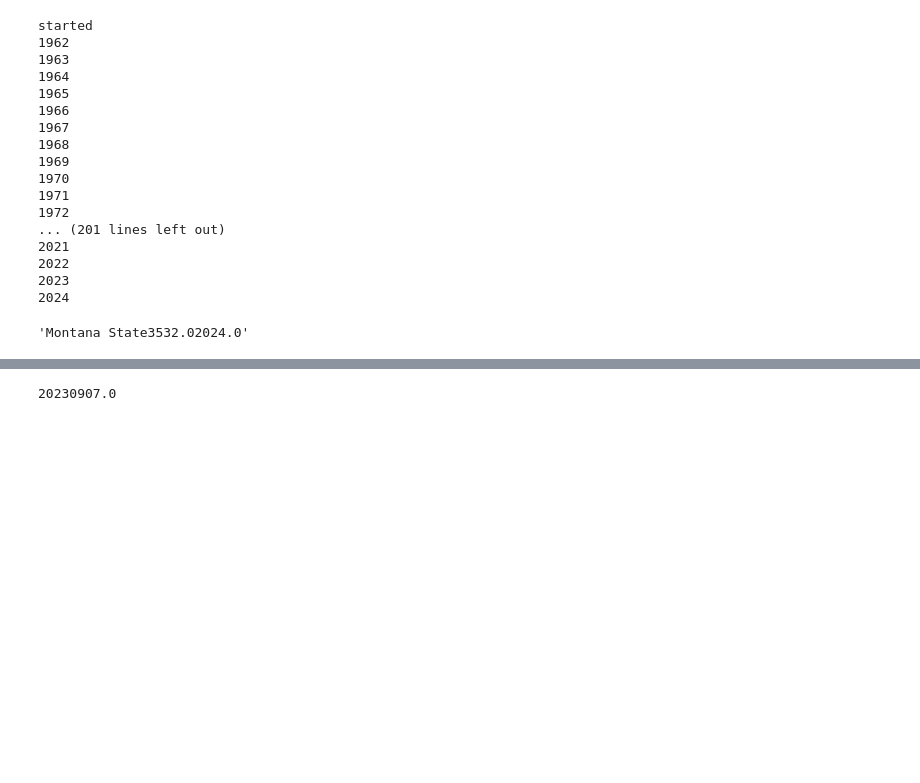
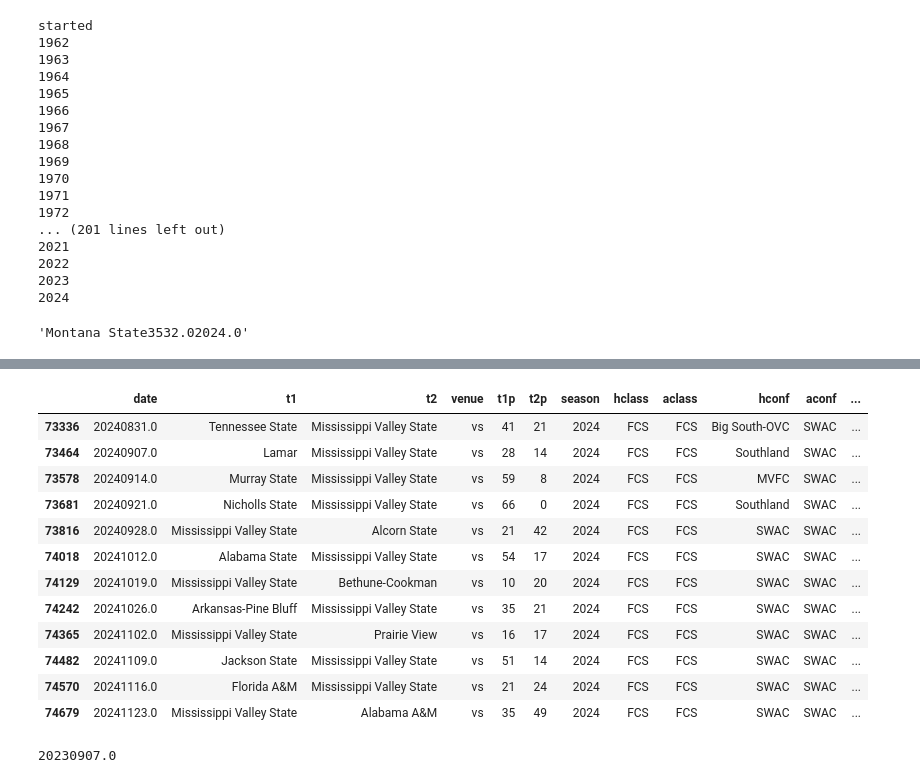
Before and after one commit to easella/ncaaf, a Jupyter notebook: cfb-with-rev.ipynb, the cells around one changed output, grey strips where cells are left out. Cells and saved outputs as stored; diff of their text form; code cells hidden in the pictures; blank space fills up the shorter version.

```diff
--- a/cfb-with-rev.ipynb
+++ b/cfb-with-rev.ipynb
@@ -859,3 +875,21 @@ k[-1]
+# %%
+a=df[df.season==2024]
+s='Mississippi Valley State'
+a[(a.t1==s)|(a.t2==s)]
+# %% [output]
+|  | date | t1 | t2 | venue | t1p | t2p | season | hclass | aclass | hconf | aconf | ... |
+| 73336 | 20240831.0 | Tennessee State | Mississippi Valley State | vs | 41 | 21 | 2024 | FCS | FCS | Big South-OVC | SWAC | ... |
+| 73464 | 20240907.0 | Lamar | Mississippi Valley State | vs | 28 | 14 | 2024 | FCS | FCS | Southland | SWAC | ... |
+| 73578 | 20240914.0 | Murray State | Mississippi Valley State | vs | 59 | 8 | 2024 | FCS | FCS | MVFC | SWAC | ... |
+| 73681 | 20240921.0 | Nicholls State | Mississippi Valley State | vs | 66 | 0 | 2024 | FCS | FCS | Southland | SWAC | ... |
+| 73816 | 20240928.0 | Mississippi Valley State | Alcorn State | vs | 21 | 42 | 2024 | FCS | FCS | SWAC | SWAC | ... |
+| 74018 | 20241012.0 | Alabama State | Mississippi Valley State | vs | 54 | 17 | 2024 | FCS | FCS | SWAC | SWAC | ... |
+| 74129 | 20241019.0 | Mississippi Valley State | Bethune-Cookman | vs | 10 | 20 | 2024 | FCS | FCS | SWAC | SWAC | ... |
+| 74242 | 20241026.0 | Arkansas-Pine Bluff | Mississippi Valley State | vs | 35 | 21 | 2024 | FCS | FCS | SWAC | SWAC | ... |
+| 74365 | 20241102.0 | Mississippi Valley State | Prairie View | vs | 16 | 17 | 2024 | FCS | FCS | SWAC | SWAC | ... |
+| 74482 | 20241109.0 | Jackson State | Mississippi Valley State | vs | 51 | 14 | 2024 | FCS | FCS | SWAC | SWAC | ... |
+| 74570 | 20241116.0 | Florida A&M | Mississippi Valley State | vs | 21 | 24 | 2024 | FCS | FCS | SWAC | SWAC | ... |
+| 74679 | 20241123.0 | Mississippi Valley State | Alabama A&M | vs | 35 | 49 | 2024 | FCS | FCS | SWAC | SWAC | ... |
 # %%
 seasons={}
 for i in range(1962,2025):
```
Also changed, not shown: parts of 1 cell of this notebook.
